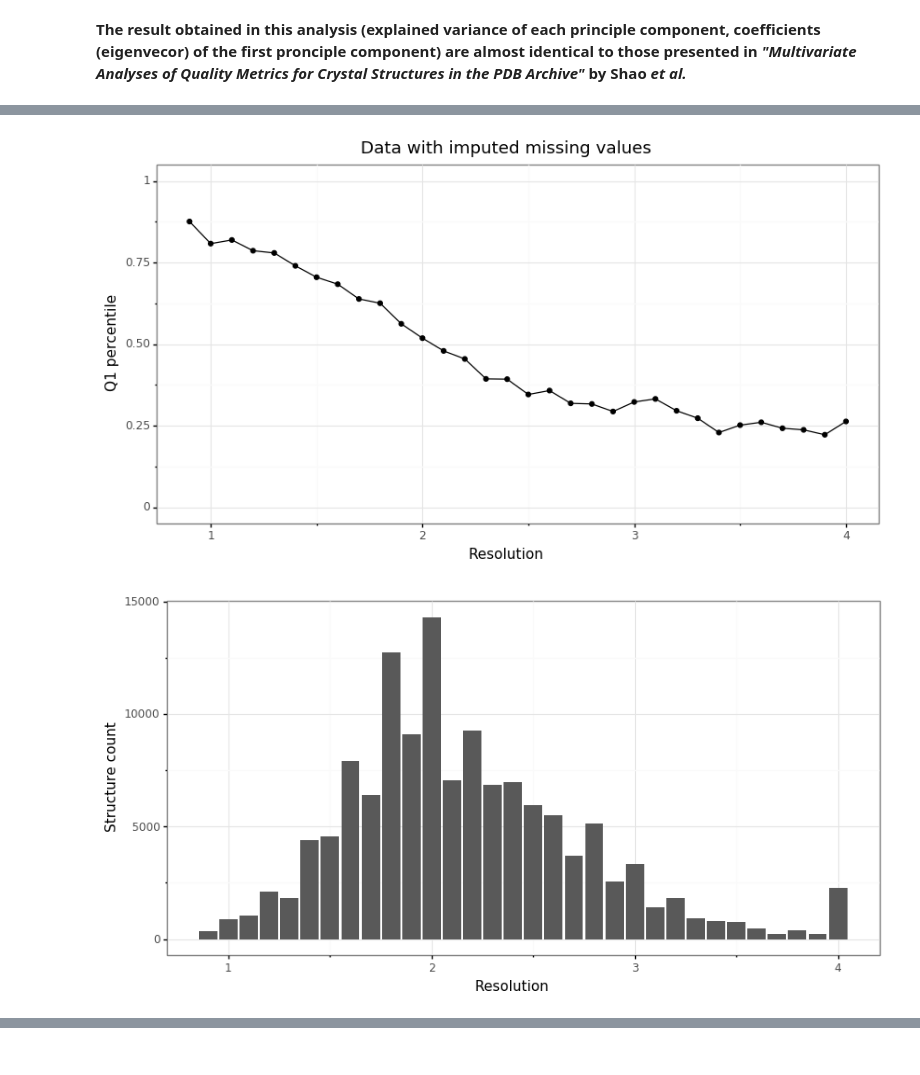
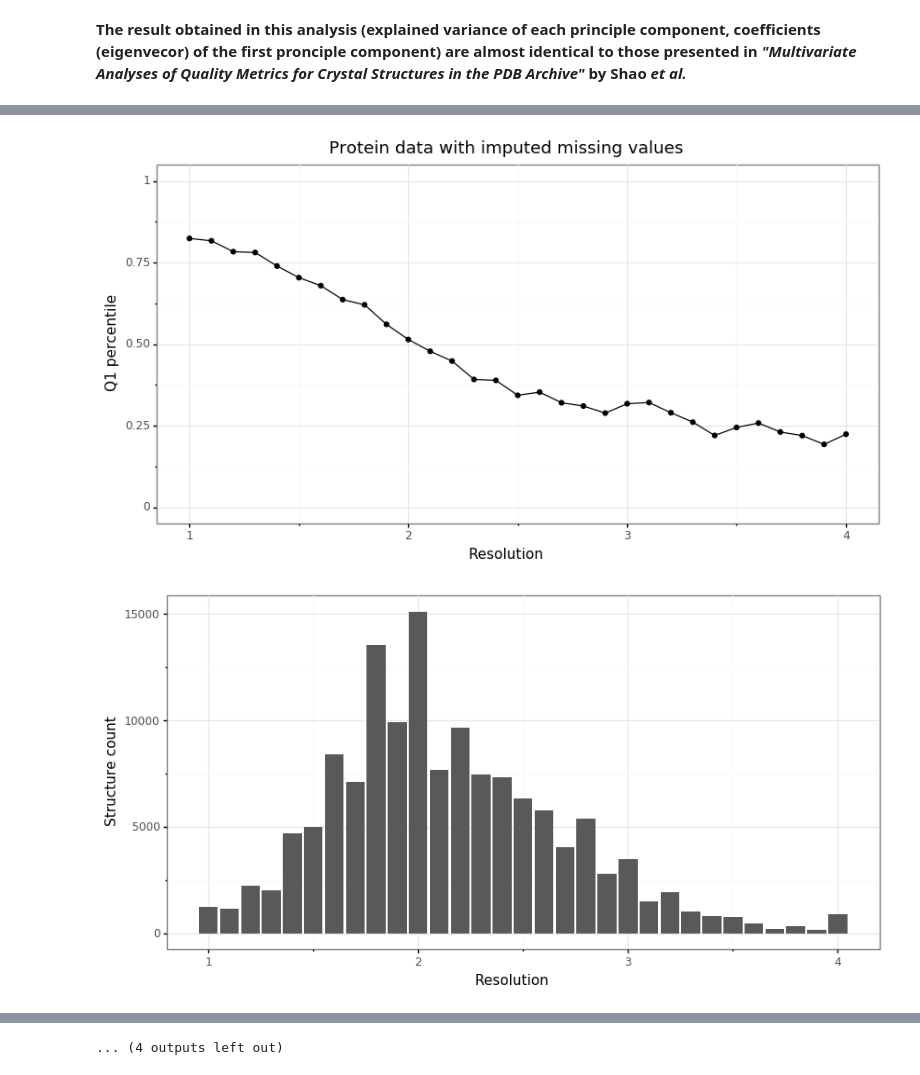
Before and after one commit to dabrze/pdb_structure_quality, a Jupyter notebook: PDB analysis.ipynb, the cells around one changed output, grey strips where cells are left out. Saved outputs shown, nothing was run; the diff lists cells and outputs as text; code cells hidden in the pictures.

```diff
--- a/PDB analysis.ipynb
+++ b/PDB analysis.ipynb
@@ -474,6 +440,6 @@ In this part of the analysis we will try to reproduce the methodology of Shao _e
 # %%
 pca_columns = ["Clashscore", "Ramachandran outliers", "Rotamer outliers"]
-quality_df_filtered_columns = quality_df.loc[:, pca_columns]
+protein_df_filtered_columns = protein_df.loc[:, pca_columns]
 # %% [markdown]
 The raw data are set on different scales and containg a couple of strong outliers (as can been seen on the plot below).
 # %%
@@ -485,7 +451,7 @@ with warnings.catch_warnings():
 # %% [markdown]
 After removing strong outliers and standardizing the data (setting the mean to be 0 and standard deviation to 1), the data presents itself as follows.
 # %%
-df_filtered = quality_df_filtered_columns.drop(quality_df_filtered_columns[(quality_df_filtered_columns.loc[:, "Rotamer outliers"] > 50) | (quality_df_filtered_columns.loc[:, "Ramachandran outliers"] > 45) | (quality_df_filtered_columns.loc[:, "Clashscore"] > 250)].index, axis=0)
+df_filtered = protein_df_filtered_columns.drop(protein_df_filtered_columns[(protein_df_filtered_columns.loc[:, "Rotamer outliers"] > 50) | (protein_df_filtered_columns.loc[:, "Ramachandran outliers"] > 45) | (protein_df_filtered_columns.loc[:, "Clashscore"] > 250)].index, axis=0)
 
 scaler = StandardScaler()
 scaler.fit(df_filtered)
@@ -549,24 +515,32 @@ After performing the PCA analysis, we can compute the Q1 metric for all deposits
 # %%
-q1_metrics = list(pca_columns)
-q1_metrics.extend(["R free", "RSR Z-score"])
+protein_metrics = list(pca_columns)
+protein_metrics.extend(["R free", "RSR Z-score"])
+nucleic_metrics = ["R free", "RSR Z-score", "Clashscore"]
 
-def add_Q1(df, scale_transformer, pca_transformer):
-    full_df = df.copy().dropna(subset=q1_metrics)
-    pca_df = pd.DataFrame(data=pca.transform(scaler.transform(full_df.loc[:, pca_columns])),
-                          columns=['PC1', 'PC2', 'PC3'],
-                          index=full_df.index)
+def add_Q1(df, scale_transformer, pca_transformer, proteins):
+    if proteins:
+        full_df = df.copy().dropna(subset=protein_metrics)
+        pca_df = pd.DataFrame(data=pca.transform(scaler.transform(full_df.loc[:, pca_columns])),
+                              columns=['PC1', 'PC2', 'PC3'],
+                              index=full_df.index)
+        pc1_p = pca_df.loc[:, "PC1"].rank(pct=True, ascending=False)
+    else:
+        full_df = df.copy().dropna(subset=nucleic_metrics)
+        pc1_p = full_df.loc[:, "Clashscore"].rank(pct=True, ascending=False)
 
-    pc1_p = pca_df.loc[:, "PC1"].rank(pct=True, ascending=False)
     rfree_p = full_df.loc[:, "R free"].rank(pct=True, ascending=False)
     zscore_p = full_df.loc[:, "RSR Z-score"].rank(pct=True, ascending=False)
+
     full_df.loc[:, "Q1"] = (pc1_p + rfree_p + zscore_p) / 3.0
     full_df.loc[:, "Q1 percentile"] = full_df.loc[:, "Q1"].rank(pct=True)
 
     return full_df
 
-quality_q1_df = add_Q1(quality_df, scaler, pca)
-quality_imputed_q1_df = add_Q1(quality_imputed_df, scaler, pca)
+protein_q1_df = add_Q1(protein_df, scaler, pca, proteins=True)
+protein_imputed_q1_df = add_Q1(protein_imputed_df, scaler, pca, proteins=True)
+nucleic_q1_df = add_Q1(nucleic_df, scaler, None, proteins=False)
+nucleic_imputed_q1_df = add_Q1(nucleic_imputed_df, scaler, None, proteins=False)
 
-describe(quality_q1_df)
-describe(quality_imputed_q1_df)
+describe(protein_q1_df)
+describe(protein_imputed_q1_df)
 # %% [output]
@@ -605,7 +579,7 @@ def plot_q1_analysis(df, title):
     plot_df = df.copy()
     plot_df.loc[:, "Resolution"] = plot_df.loc[:, "Resolution"].round(decimals=1)
     plot_df.loc[plot_df.loc[:, "Resolution"] > 4, "Resolution"] = 4
-    plot_df.loc[plot_df.loc[:, "Resolution"] < 1, "Resolution"] = 0.9
+    plot_df.loc[plot_df.loc[:, "Resolution"] < 1, "Resolution"] = 1
     year_df = plot_df.groupby(['Year'], as_index=False).mean()
     count_df = plot_df.groupby(['Year'], as_index=False).count()
     resolution_df = plot_df.groupby(['Resolution'], as_index=False).mean()
@@ -628,6 +602,8 @@ def plot_q1_analysis(df, title):
         (ggplot(count_df, aes(x="Year", y="Q1 percentile")) +
          geom_bar(stat="identity") + xlim(1970, 2020)  + ylab("Structure count")+ theme_bw()).draw();
 
-plot_q1_analysis(quality_q1_df, "Data without missing values")
-plot_q1_analysis(quality_imputed_q1_df, "Data with imputed missing values")
+plot_q1_analysis(protein_q1_df, "Protein data without missing values")
+plot_q1_analysis(protein_imputed_q1_df, "Protein data with imputed missing values")
+plot_q1_analysis(nucleic_q1_df, "Nucleic acids data without missing values")
+plot_q1_analysis(nucleic_imputed_q1_df, "Nucleic acids data with imputed missing values")
 # %% [output]
@@ -638,2 +614,2 @@ plot_q1_analysis(quality_imputed_q1_df, "Data with imputed missing values")
-[figure, old version]
+[figure, new version]
-[figure, old version]
+[figure, new version]
@@ -642,3 +622,4 @@ plot_q1_analysis(quality_imputed_q1_df, "Data with imputed missing values")
+... (4 outputs left out)
 # %% [markdown]
 ### Q(t) and Q(tr)
 
```
Also changed, not shown: parts of 52 cells of this notebook, 14 other files.
